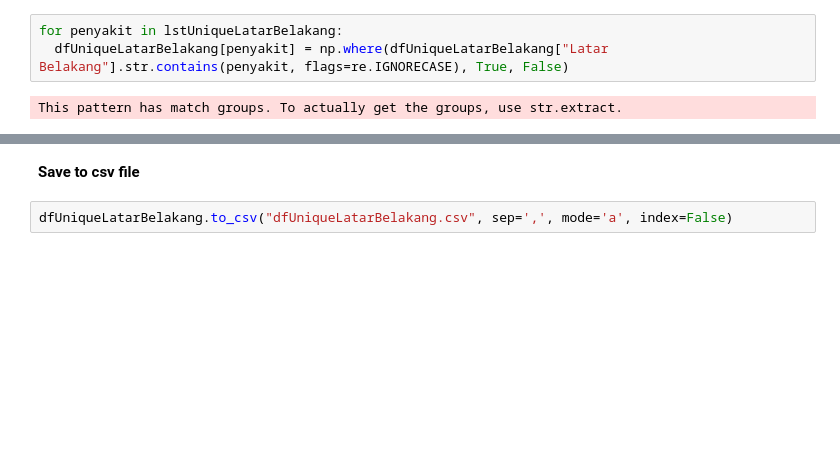
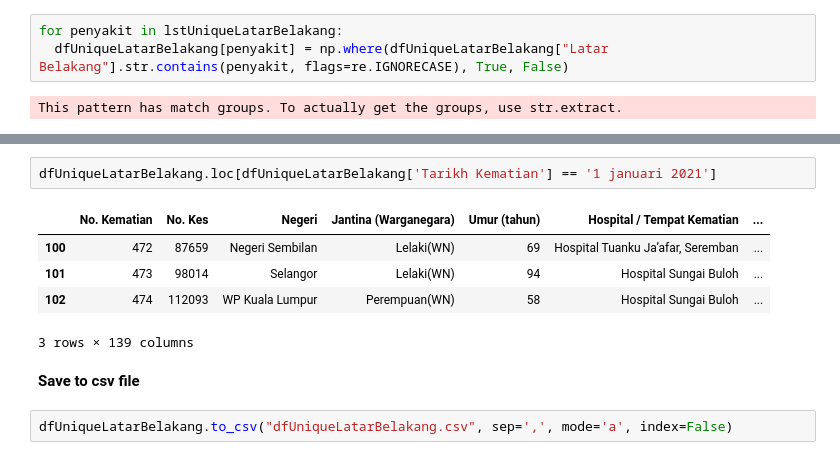
Before and after one commit to ashamril/Text-Analytics, a Jupyter notebook: Malaysia_Covid19_Ringkasan_Kematian_web_scrapping.ipynb, the cells around one changed output, grey strips where cells are left out. Cells and saved outputs as stored; diff of their text form; blank space fills up the shorter version.

```diff
--- a/Malaysia_Covid19_Ringkasan_Kematian_web_scrapping.ipynb
+++ b/Malaysia_Covid19_Ringkasan_Kematian_web_scrapping.ipynb
@@ -356,3 +374,11 @@ dfUniqueLatarBelakang.drop(['Latar Belakang', 'Hospital / Tempat Kematian'], axi
+# %%
+dfUniqueLatarBelakang.loc[dfUniqueLatarBelakang['Tarikh Kematian'] == '1 januari 2021']
+# %% [output]
+|  | No. Kematian | No. Kes | Negeri | Jantina (Warganegara) | Umur (tahun) | Hospital / Tempat Kematian | ... |
+| 100 | 472 | 87659 | Negeri Sembilan | Lelaki(WN) | 69 | Hospital Tuanku Ja’afar, Seremban | ... |
+| 101 | 473 | 98014 | Selangor | Lelaki(WN) | 94 | Hospital Sungai Buloh | ... |
+| 102 | 474 | 112093 | WP Kuala Lumpur | Perempuan(WN) | 58 | Hospital Sungai Buloh | ... |
+3 rows × 139 columns
 # %% [markdown]
 **Save to csv file**
 # %%
```
Also changed, not shown: parts of 12 cells of this notebook.
